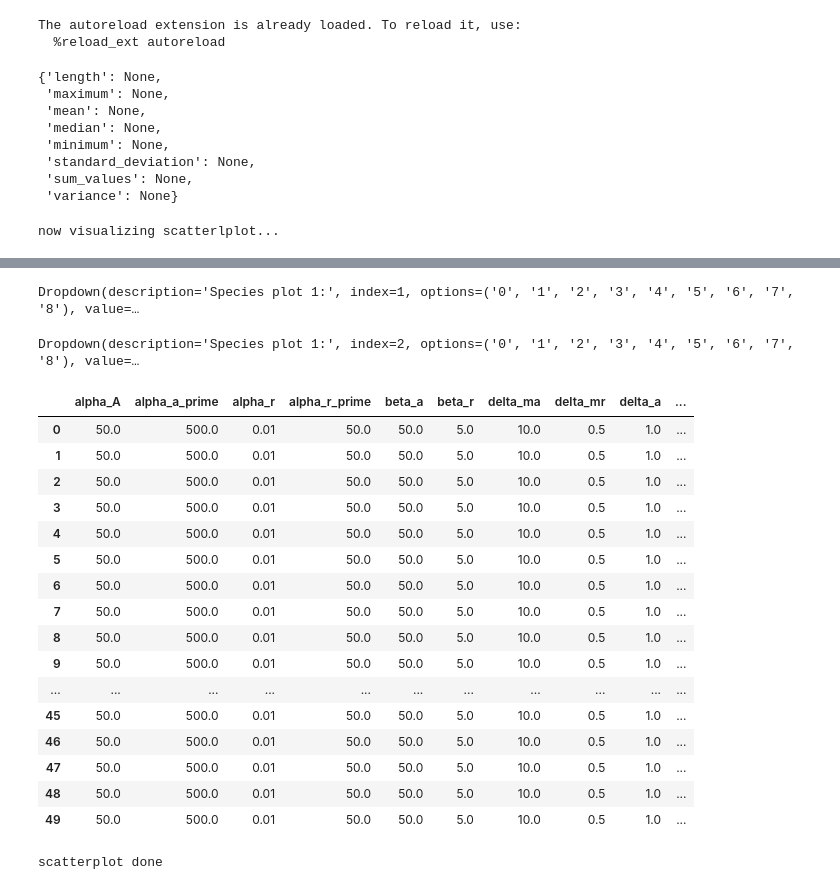
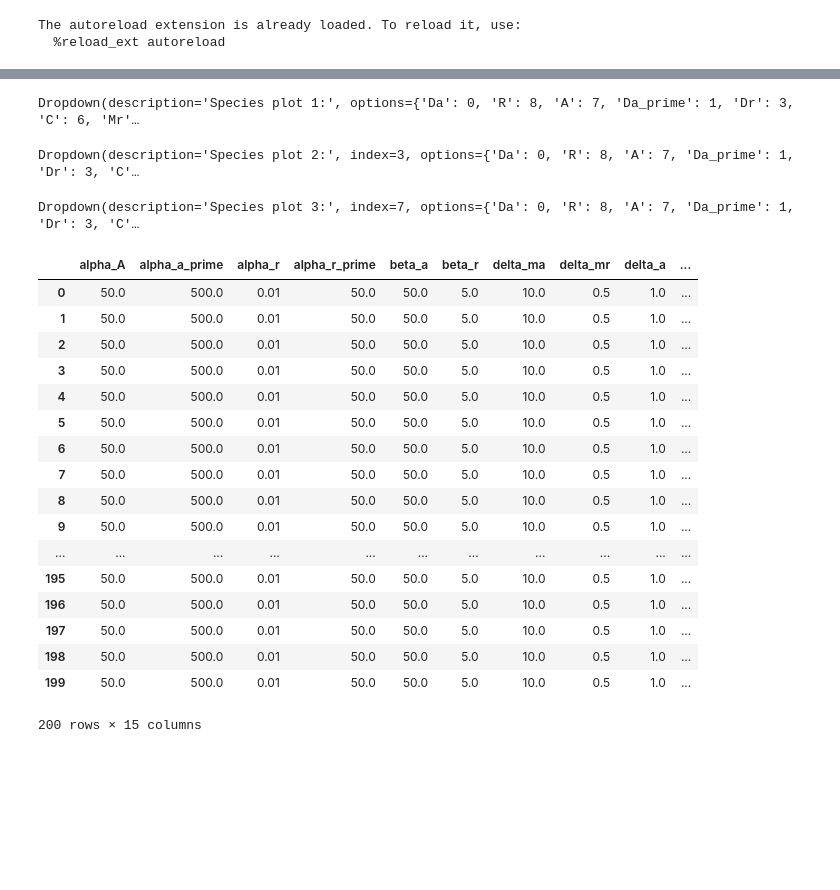
Before and after one commit to StochSS/sciope, a Jupyter notebook: examples/test_MET.ipynb, the cells around one changed output, grey strips where cells are left out. Saved outputs shown, nothing was run; the diff lists cells and outputs as text; code cells hidden in the pictures; blank space fills up the shorter version.

```diff
--- a/examples/test_MET.ipynb
+++ b/examples/test_MET.ipynb
@@ -67,7 +67,7 @@ class SummariesTSFRESH(SummaryBase):
 # %%
 num_timepoints = 400
 model.tspan = np.linspace(0, 400, num_timepoints)
-num_trajectories = 50
+num_trajectories = 200
 res = model.run(solver=StochKitSolver, show_labels=False, number_of_trajectories=num_trajectories)
 res = np.array(res)
 # %%
@@ -89,21 +89,9 @@ from sklearn.decomposition import PCA
 
 pca = PCA(n_components=2)
 pca_data = pca.fit_transform(data.s)
-# %%
-data.configurations['listOfSummaries']
-# %% [output]
-{'length': None,
- 'maximum': None,
- 'mean': None,
- 'median': None,
- 'minimum': None,
- 'standard_deviation': None,
- 'sum_values': None,
- 'variance': None}
 # %%
-interactive_scatter.interative_scatter(data=pca_data, labels=data.y, data_class=data)
+interactive_scatter.interative_scatter(scatter_data=pca_data, data_class=data)
 # %% [output]
-now visualizing scatterlplot...
 [interactive output not drawn]
 [interactive output not drawn]
 [interactive output not drawn]
@@ -113,20 +100,21 @@ now visualizing scatterlplot...
+Dropdown(description='Species plot 1:', options={'Da': 0, 'R': 8, 'A': 7, 'Da_prime': 1, 'Dr': 3, 'C': 6, 'Mr'…
-Dropdown(description='Species plot 1:', index=1, options=('0', '1', '2', '3', '4', '5', '6', '7', '8'), value=…
+Dropdown(description='Species plot 2:', index=3, options={'Da': 0, 'R': 8, 'A': 7, 'Da_prime': 1, 'Dr': 3, 'C'…
-Dropdown(description='Species plot 1:', index=2, options=('0', '1', '2', '3', '4', '5', '6', '7', '8'), value=…
+Dropdown(description='Species plot 3:', index=7, options={'Da': 0, 'R': 8, 'A': 7, 'Da_prime': 1, 'Dr': 3, 'C'…
 |  | alpha_A | alpha_a_prime | alpha_r | alpha_r_prime | beta_a | beta_r | delta_ma | delta_mr | delta_a | ... |
 | 0 | 50.0 | 500.0 | 0.01 | 50.0 | 50.0 | 5.0 | 10.0 | 0.5 | 1.0 | ... |
 | 1 | 50.0 | 500.0 | 0.01 | 50.0 | 50.0 | 5.0 | 10.0 | 0.5 | 1.0 | ... |
 | 2 | 50.0 | 500.0 | 0.01 | 50.0 | 50.0 | 5.0 | 10.0 | 0.5 | 1.0 | ... |
 | 3 | 50.0 | 500.0 | 0.01 | 50.0 | 50.0 | 5.0 | 10.0 | 0.5 | 1.0 | ... |
 | 4 | 50.0 | 500.0 | 0.01 | 50.0 | 50.0 | 5.0 | 10.0 | 0.5 | 1.0 | ... |
 | 5 | 50.0 | 500.0 | 0.01 | 50.0 | 50.0 | 5.0 | 10.0 | 0.5 | 1.0 | ... |
 | 6 | 50.0 | 500.0 | 0.01 | 50.0 | 50.0 | 5.0 | 10.0 | 0.5 | 1.0 | ... |
 | 7 | 50.0 | 500.0 | 0.01 | 50.0 | 50.0 | 5.0 | 10.0 | 0.5 | 1.0 | ... |
 | 8 | 50.0 | 500.0 | 0.01 | 50.0 | 50.0 | 5.0 | 10.0 | 0.5 | 1.0 | ... |
 | 9 | 50.0 | 500.0 | 0.01 | 50.0 | 50.0 | 5.0 | 10.0 | 0.5 | 1.0 | ... |
 | ... | ... | ... | ... | ... | ... | ... | ... | ... | ... | ... |
-| 45 | 50.0 | 500.0 | 0.01 | 50.0 | 50.0 | 5.0 | 10.0 | 0.5 | 1.0 | ... |
-| 46 | 50.0 | 500.0 | 0.01 | 50.0 | 50.0 | 5.0 | 10.0 | 0.5 | 1.0 | ... |
-| 47 | 50.0 | 500.0 | 0.01 | 50.0 | 50.0 | 5.0 | 10.0 | 0.5 | 1.0 | ... |
-| 48 | 50.0 | 500.0 | 0.01 | 50.0 | 50.0 | 5.0 | 10.0 | 0.5 | 1.0 | ... |
-| 49 | 50.0 | 500.0 | 0.01 | 50.0 | 50.0 | 5.0 | 10.0 | 0.5 | 1.0 | ... |
+| 195 | 50.0 | 500.0 | 0.01 | 50.0 | 50.0 | 5.0 | 10.0 | 0.5 | 1.0 | ... |
+| 196 | 50.0 | 500.0 | 0.01 | 50.0 | 50.0 | 5.0 | 10.0 | 0.5 | 1.0 | ... |
+| 197 | 50.0 | 500.0 | 0.01 | 50.0 | 50.0 | 5.0 | 10.0 | 0.5 | 1.0 | ... |
+| 198 | 50.0 | 500.0 | 0.01 | 50.0 | 50.0 | 5.0 | 10.0 | 0.5 | 1.0 | ... |
+| 199 | 50.0 | 500.0 | 0.01 | 50.0 | 50.0 | 5.0 | 10.0 | 0.5 | 1.0 | ... |
-scatterplot done
+200 rows × 15 columns
```
Also changed, not shown: parts of 4 cells of this notebook, 1 other file.
